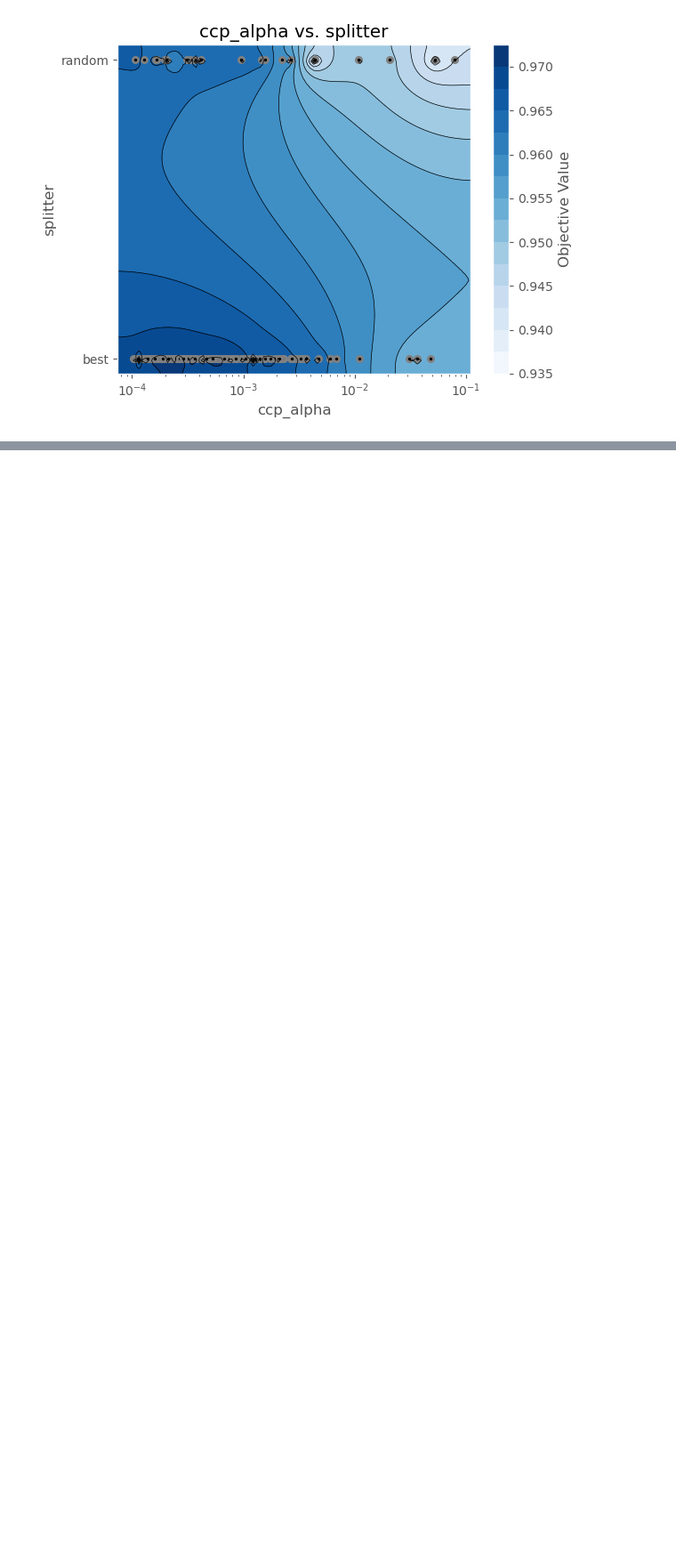
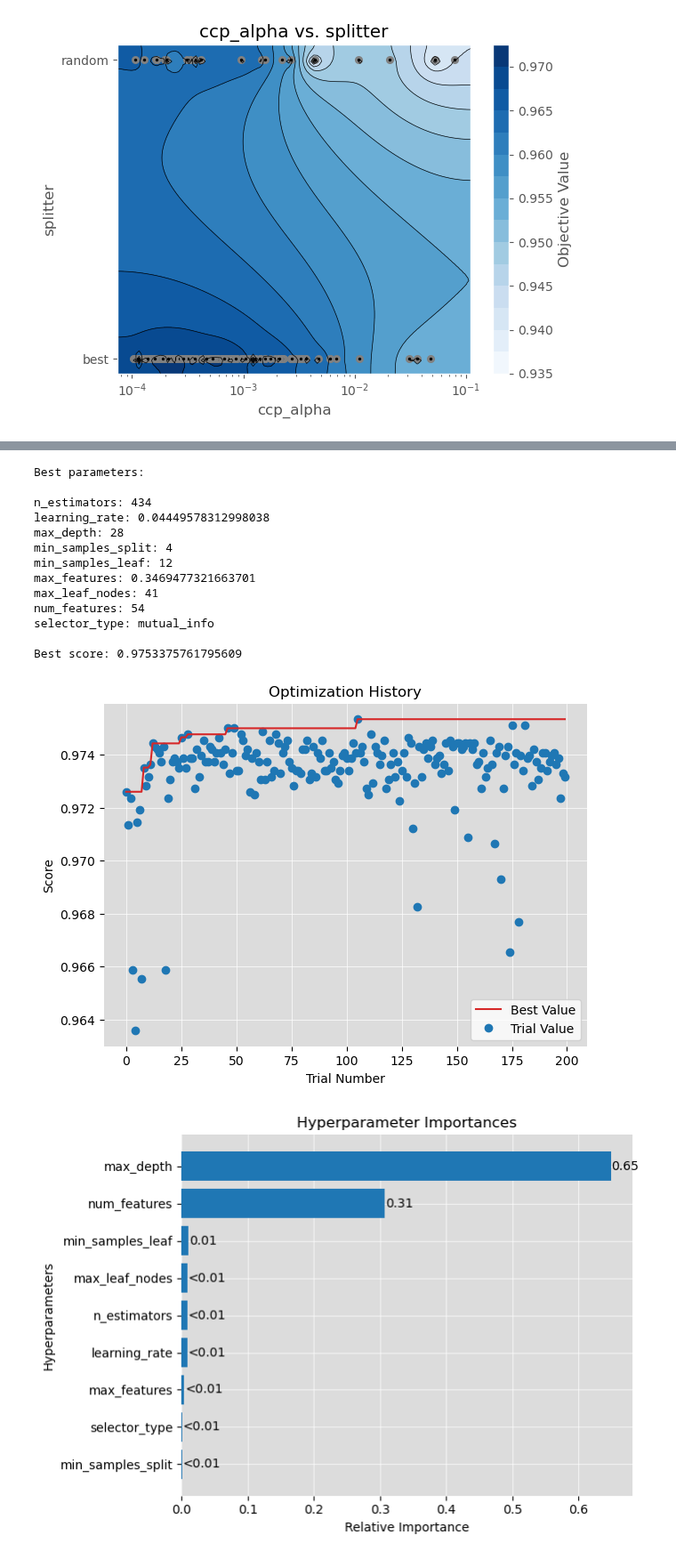
Before and after one commit to gjpelletier/PyMLR, a Jupyter notebook: Examples/CSE_416_HW5_Kaggle.ipynb, the cells around one changed output, grey strips where cells are left out. Shown at 89% size. Drawn from its saved outputs; the diff is of its cells as text; code cells hidden in the pictures; blank space fills up the shorter version.

```diff
--- a/Examples/CSE_416_HW5_Kaggle.ipynb
+++ b/Examples/CSE_416_HW5_Kaggle.ipynb
@@ -866,0 +932,20 @@ Time elapsed: 1.92 sec
+# %%
+# a. Optuna results
+from PyMLR import show_optuna
+optuna_result_ada = show_optuna(train_output_ada['optuna_study'])
+# %% [output]
+Best parameters:
+
+n_estimators: 434
+learning_rate: 0.04449578312998038
+max_depth: 28
+min_samples_split: 4
+min_samples_leaf: 12
+max_features: 0.3469477321663701
+max_leaf_nodes: 41
+num_features: 54
+selector_type: mutual_info
+
+Best score: 0.9753375761795609
+[figure, added]
+[figure, added]
```
Also changed, not shown: parts of 10 cells of this notebook.
